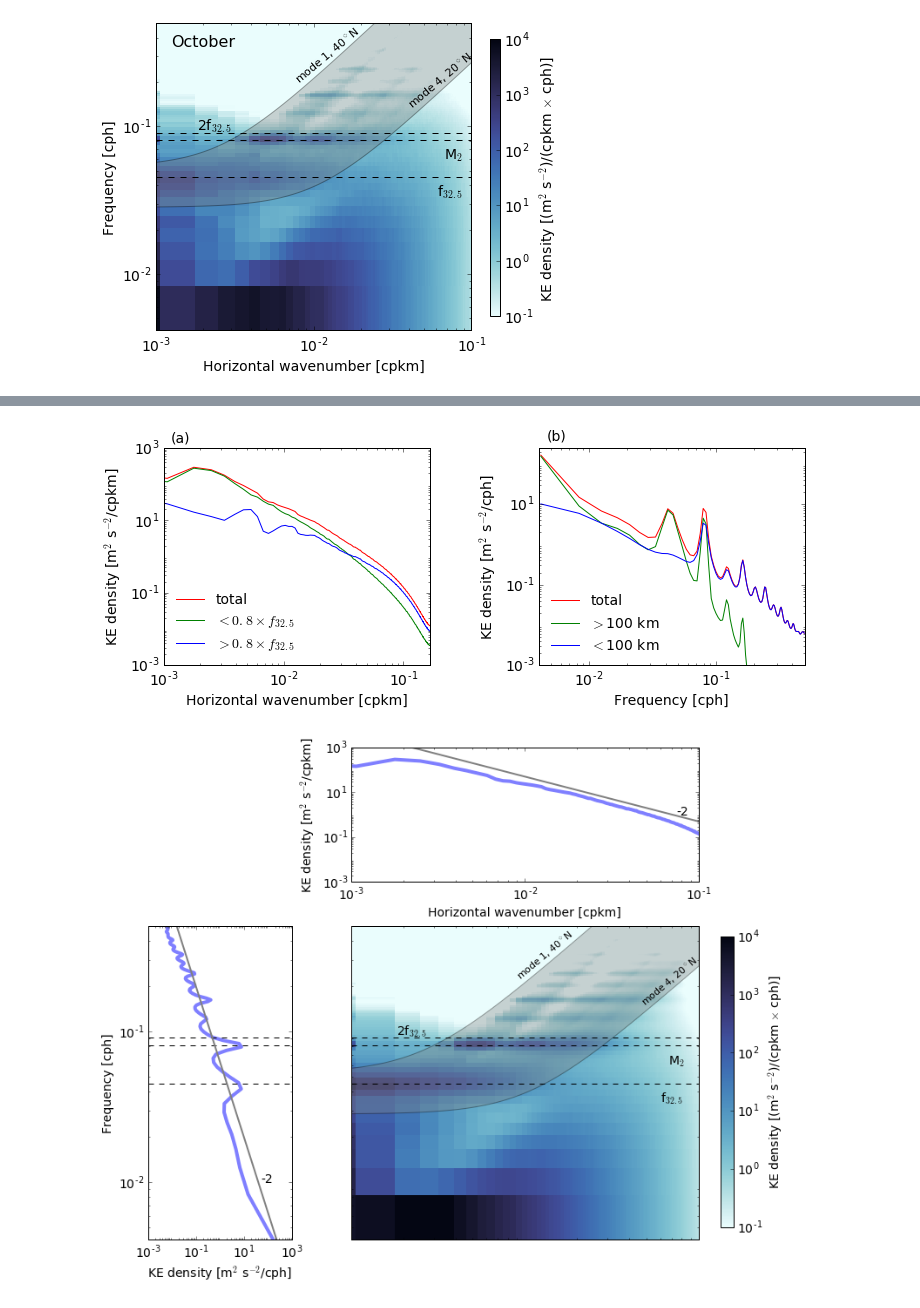
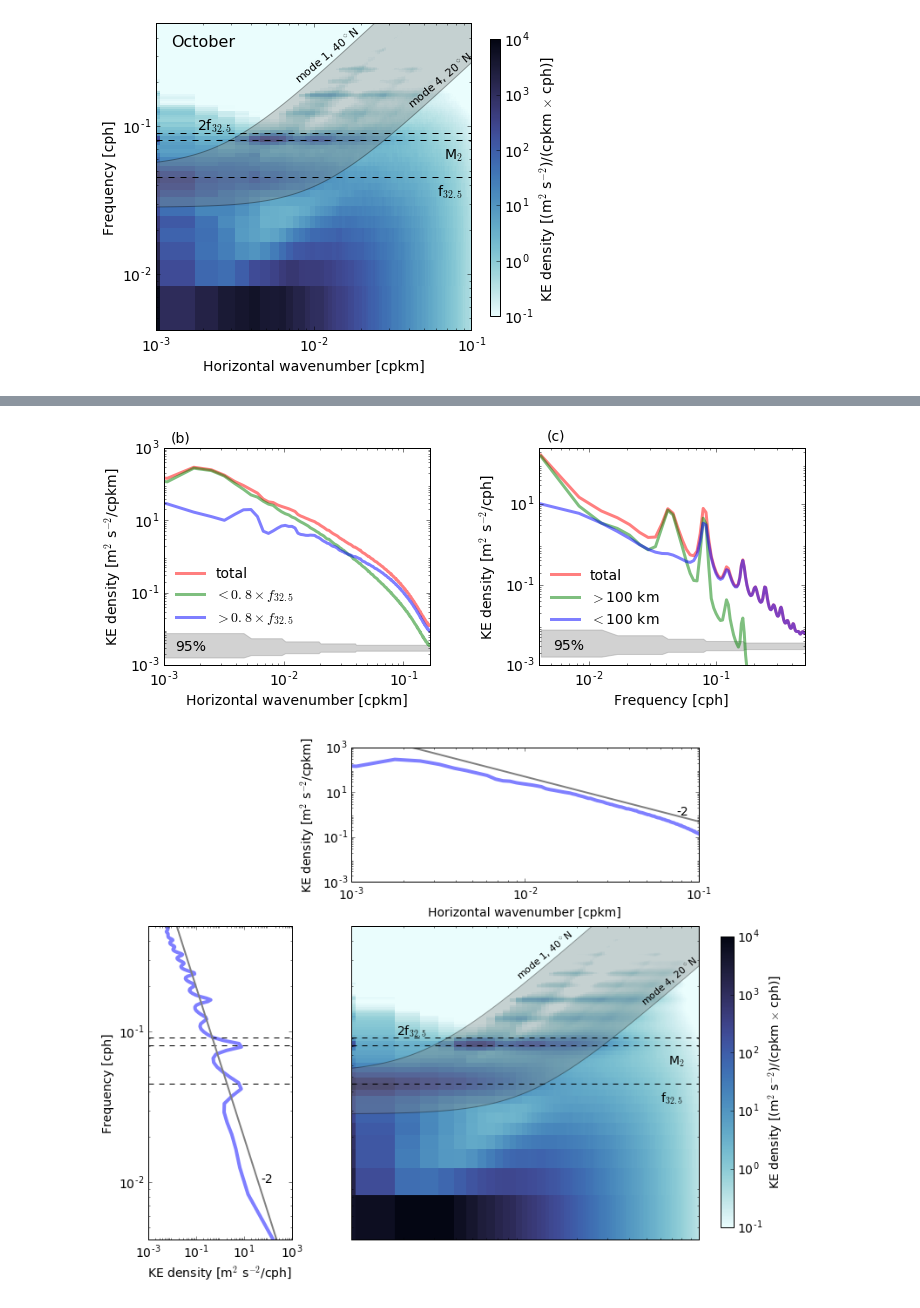
Before and after one commit to cesar-rocha/UpperOceanSeasonality, a Jupyter notebook: notebooks/WavenumberFrequencySpec.ipynb, the cells around one changed output, grey strips where cells are left out. Drawn from its saved outputs; the diff is of its cells as text; code cells hidden in the pictures.

```diff
--- a/notebooks/WavenumberFrequencySpec.ipynb
+++ b/notebooks/WavenumberFrequencySpec.ipynb
@@ -496,36 +493,60 @@ plt.loglog(ki4320,2*ke_k_super)
+# %%
+Ns = np.ones_like(ki4320)*N
+Nf = np.ones_like(f4320)*N
+
+ke_k_s = np.ones_like(ki4320)*3.e-3
+ke_f_s = np.ones_like(f4320)*3.e-3
+
+Nf[1./f4320 > 24*3] = N/8
+Nf[(1./f4320 < 24*3) & (1./f4320 > 24*1)] = N/4
+Nf[(1./f4320 <= 24*1) & (1./f4320 > 24*.5)] = N/2
+Nf[(1./f4320 <= 24*.25) ] = 2*N
+
+Ns[1./ki4320 > 200] = N/8
+Ns[(1./ki4320 < 200) & (1./ki4320 > 100)] = N/4
+Ns[(1./ki4320 < 100) & (1./ki4320 > 50)] = N/2
+Ns[(1./ki4320 < 25)] = 2*N
+
+ke_k_l, ke_k_u = spectrum.spec_error(ke_k_s,sn=Ns)
+ke_f_l, ke_f_u = spectrum.spec_error(ke_f_s,sn=Nf)
 # %%
 fig = plt.figure(figsize=(10,4))
 ax1 = fig.add_subplot(121)
-ax1.loglog(ki4320,2*ke_k,label='total',color='r')
-ax1.loglog(ki4320,2*ke_k_sub,label=r'$<0.8\times f_{32.5}$',color='g')
-ax1.loglog(ki4320,2*ke_k_super,label=r'$>0.8\times f_{32.5}$',color='b')
+
+ax1.fill_between(ki4320,ke_k_l,ke_k_u,color='.5',alpha=.35)
+
+ax1.loglog(ki4320,2*ke_k,label='total',color='r',linewidth=3, alpha=.5) # multiply by 2 since we're just integrating half of the spec
+ax1.loglog(ki4320,2*ke_k_sub,label=r'$<0.8\times f_{32.5}$',color='g',linewidth=3,alpha=.5)
+ax1.loglog(ki4320,2*ke_k_super,label=r'$>0.8\times f_{32.5}$',color='b',linewidth=3,alpha=.5)
 ax1.set_yticks([1.e-3,1.e-1,1e1,1e3])
 
 ax1.set_xlim(1/1e3,1/6.)
-plt.legend(loc=3)
+plt.legend(loc=(.025,.15))
 ax1.set_xlabel("Horizontal wavenumber [cpkm]")
 ax1.set_ylabel(r"KE density [m$^2$ s$^{-2}$/cpkm]")
-ax1.text(1.15e-3,1.5e3,'(a)',fontsize=14)
+ax1.text(1.15e-3,1.5e3,'(b)',fontsize=14)
+ax1.text(1.24e-3,2.5e-3,'95%',fontsize=14)
 fig.subplots_adjust(wspace=2.)
 
 
 ax1 = fig.add_subplot(122)
-plt.loglog(f4320,2*ke_f,label='total',color='r')
-plt.loglog(f4320,2*ke_f_sub,label=r'$>$100 km',color='g')
-plt.loglog(f4320,2*ke_f_super,label=r'$<$100 km',color='b')
+ax1.fill_between(f4320,ke_f_l,ke_f_u,color='.5',alpha=.35)
+plt.loglog(f4320,2*ke_f,label='total',color='r',linewidth=3, alpha=.5)
+plt.loglog(f4320,2*ke_f_sub,label=r'$>$100 km',color='g',linewidth=3, alpha=.5)
+plt.loglog(f4320,2*ke_f_super,label=r'$<$100 km',color='b',linewidth=3, alpha=.5)
 ax1.set_xlim(4.e-3,1./2)
 ax1.set_ylim(1.e-3,2.5e2)
 ax1.set_yticks([1.e-3,1.e-1,1e1])
 ax1.set_ylabel(r"KE density [m$^2$ s$^{-2}$/cph]")
 ax1.set_xlabel(r"Frequency [cph]")
-plt.legend(loc=3)
-ax1.text(4.65e-3,4e2,'(b)',fontsize=14)
-
+plt.legend(loc=(.025,.15))
+ax1.text(4.65e-3,4e2,'(c)',fontsize=14)
+ax1.text(5.24e-3,2.5e-3,'95%',fontsize=14)
 plt.tight_layout()
 
 plt.savefig(__figpath__+"KE_Wavenumber_and_Frequency_Spectra.pdf",dpi=100,bbox_inches='tight')
 # %% [output]
-[figure, old version]
+[figure, new version]
 # %%
 fig = plt.figure(figsize=(10,9))
 
```
Also changed, not shown: parts of 9 cells of this notebook, 4 other files.
